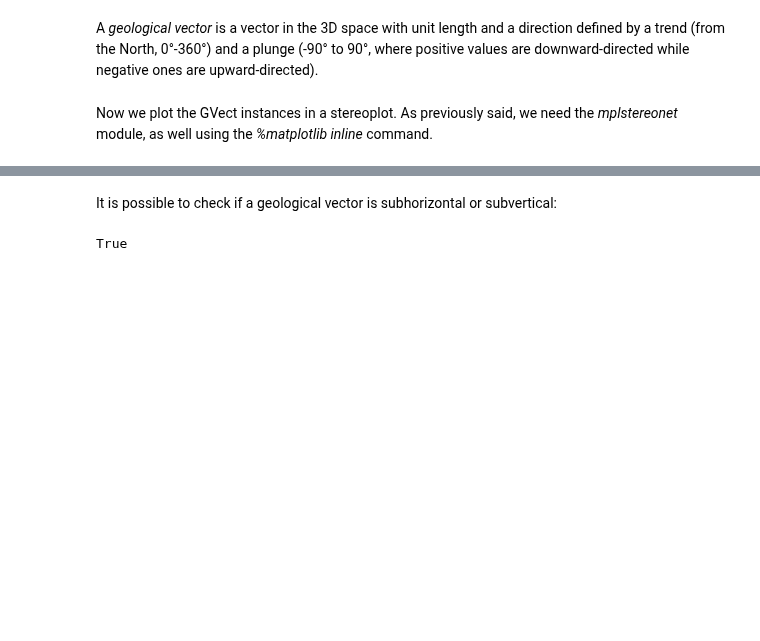
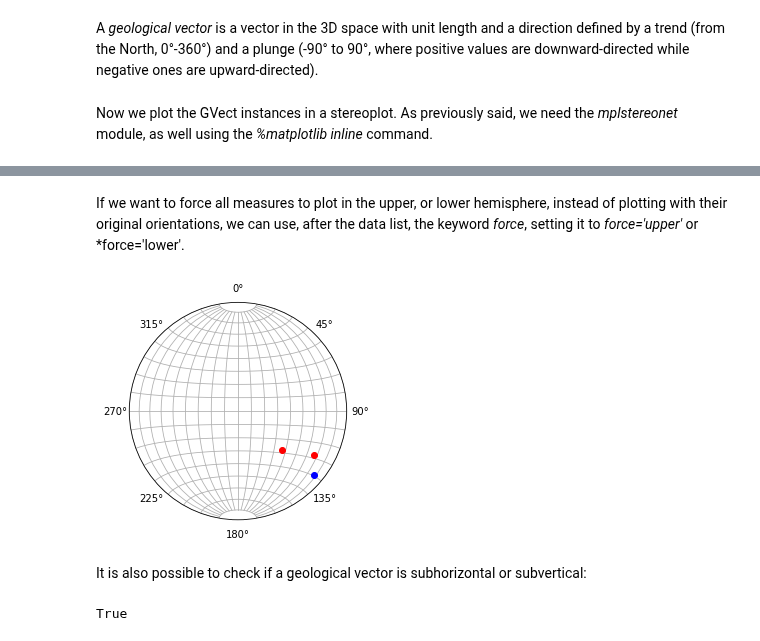
Before and after one commit to mauroalberti/gsf, a Jupyter notebook: notebooks/pygsf 1 - geometry.ipynb, the cells around one changed output, grey strips where cells are left out. Drawn from its saved outputs; the diff is of its cells as text; code cells hidden in the pictures; blank space fills up the shorter version.

```diff
--- a/notebooks/pygsf 1 - geometry.ipynb
+++ b/notebooks/pygsf 1 - geometry.ipynb
@@ -174,5 +183,11 @@ Note the symbol used for downward-pointing geological vectors, different from th
+# %% [markdown]
+If we want to force all measures to plot in the upper, or lower hemisphere, instead of plotting with their original orientations, we can use, after the data list, the keyword *force*, setting it to *force='upper'* or *force='lower'.
+# %%
+splot([gv1, (gv2, gv3, "m=o, c=red")], force='lower')
+# %% [output]
+[figure, added]
 # %% [markdown]
-It is possible to check if a geological vector is subhorizontal or subvertical:
+It is also possible to check if a geological vector is subhorizontal or subvertical:
 # %%
 GVect(130, 4).is_subhorizontal()
 # %% [output]
```
Also changed, not shown: parts of 31 cells of this notebook, 6 other files.
